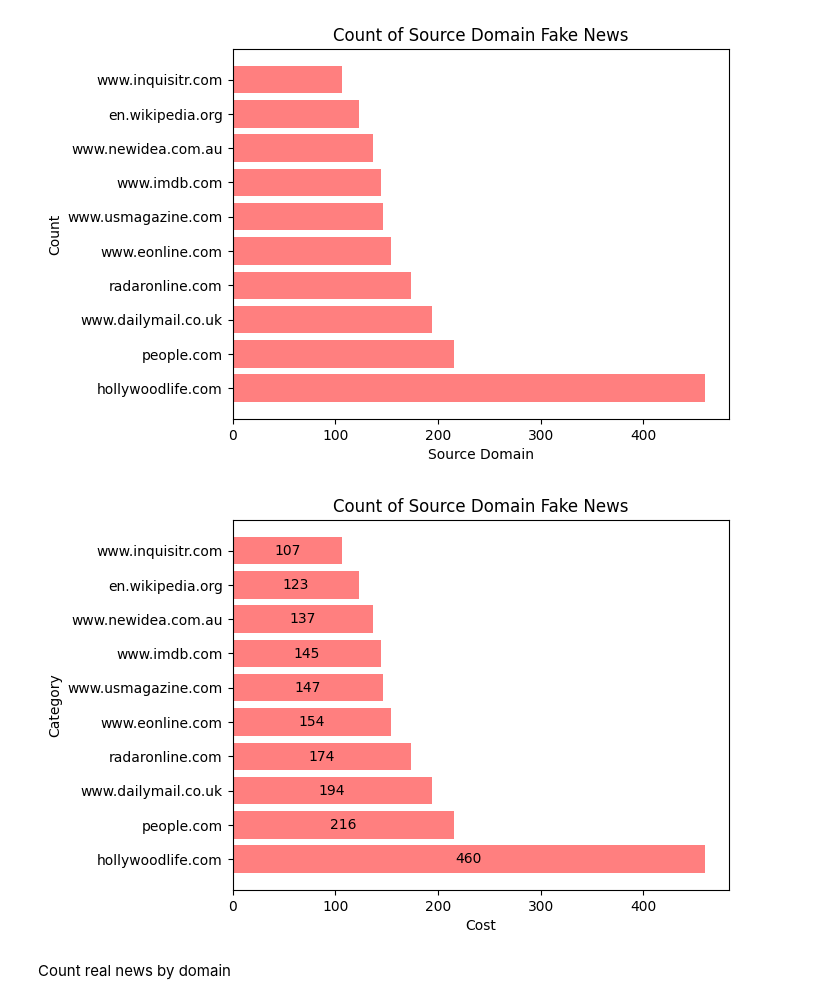
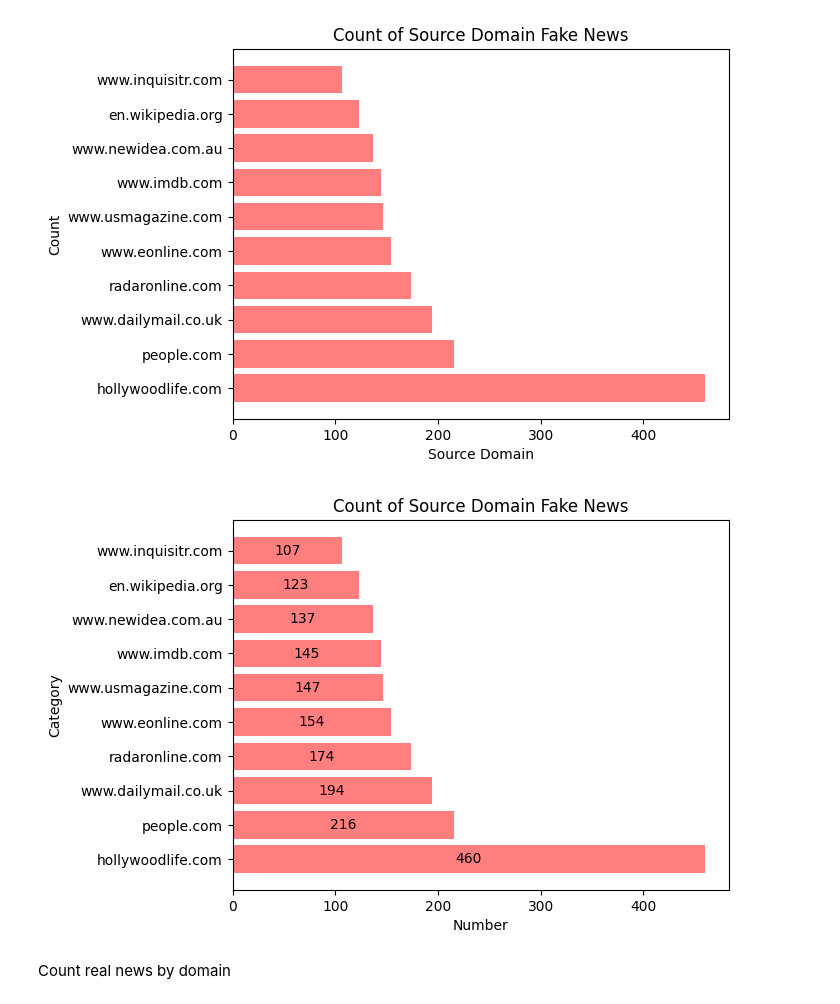
Before and after one commit to randoago/FakeNewsAnalysis, a Jupyter notebook: fakenews-analysis-randomforest.ipynb, the cells around one changed output. Drawn from its saved outputs; the diff is of its cells as text; code cells hidden in the pictures.

```diff
--- a/fakenews-analysis-randomforest.ipynb
+++ b/fakenews-analysis-randomforest.ipynb
@@ -172,15 +172,15 @@ plt.show()
 # %%
 # First make a subplot, so that axes is available containing the function bar_label.
 fig, ax = plt.subplots()
 g=ax.barh(top_fake['source_domain'],top_fake['fake'],color='red', alpha=0.5)
-ax.set_xlabel("Cost")
+ax.set_xlabel("Number")
 ax.set_ylabel("Category")
 ax.bar_label(g, label_type="center") # This provides the labelling, this only available at higher version. You can do pip install -U matplotlib
 plt.title('Count of Source Domain Fake News')
 
 plt.show()
 # %% [output]
-[figure, old version]
+[figure, new version]
 # %% [markdown]
 Count real news by domain
 # %%
```
Also changed, not shown: parts of 12 cells of this notebook.
